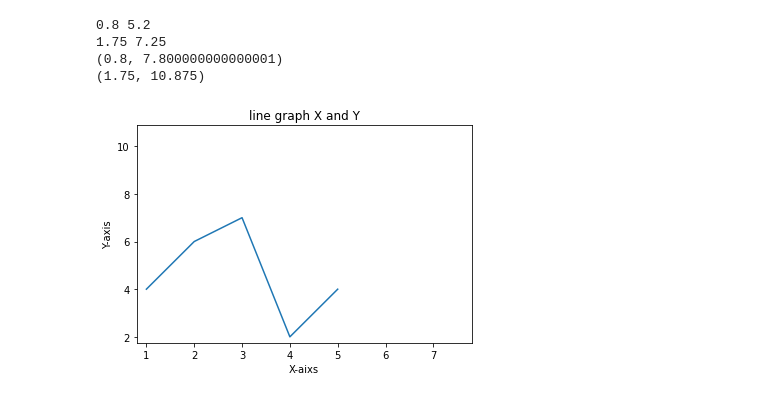
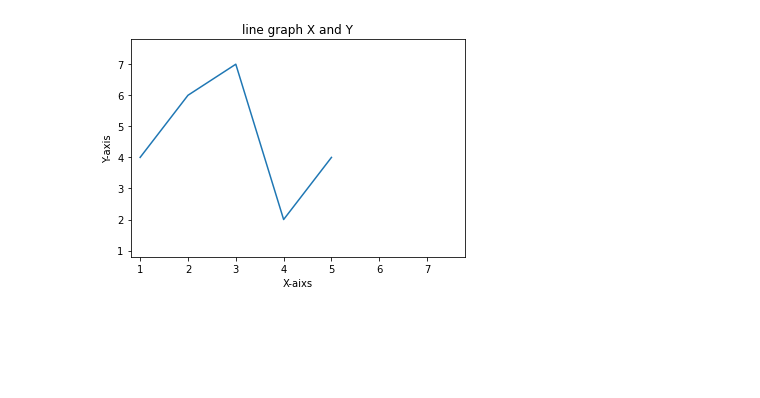
Before and after one commit to saileshchauhan/PythonLibrary, a Jupyter notebook: MatPlotLib/MatPlotLib/2_LineWith_GivenValues.ipynb, the cells around one changed output. Drawn from its saved outputs; the diff is of its cells as text; code cells hidden in the pictures; blank space fills up the shorter version.

```diff
--- a/MatPlotLib/MatPlotLib/2_LineWith_GivenValues.ipynb
+++ b/MatPlotLib/MatPlotLib/2_LineWith_GivenValues.ipynb
@@ -16,20 +16,19 @@ yValues=[4,6,7,2,4]
 # %%
 plt.plot(xValues,yValues)
 
 scale_factor_x=1.5
 scale_factor_y=1.5
 
 xmin,xmax=plt.xlim()
 ymin,ymax=plt.ylim()
 
+plt.xlim(xmin,xmax*scale_factor_x)
+plt.ylim(xmin,xmax*scale_factor_y)
+
 plt.xlabel('X-aixs')
 plt.ylabel('Y-axis')
 plt.title('line graph X and Y')
 
 plt.show()
 # %% [output]
-0.8 5.2
-1.75 7.25
-(0.8, 7.800000000000001)
-(1.75, 10.875)
-[figure, old version]
+[figure, new version]
```
Also changed, not shown: 3 other files.
